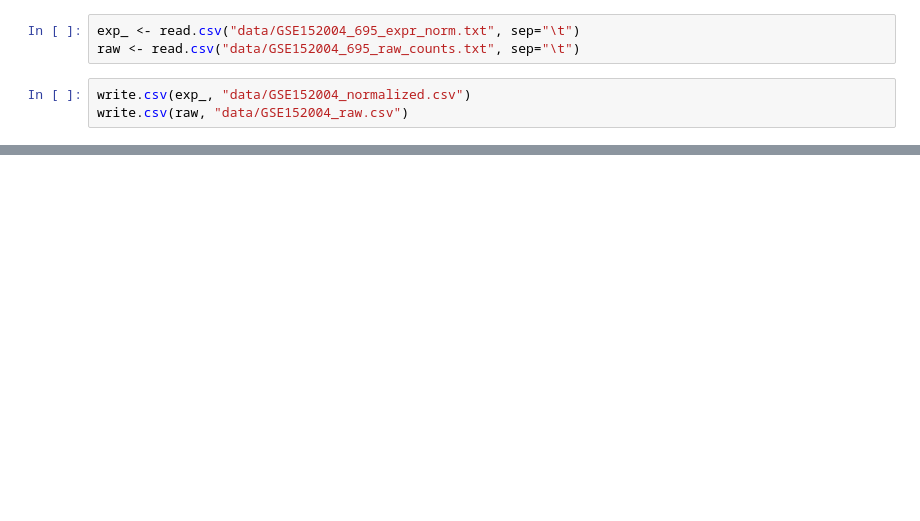
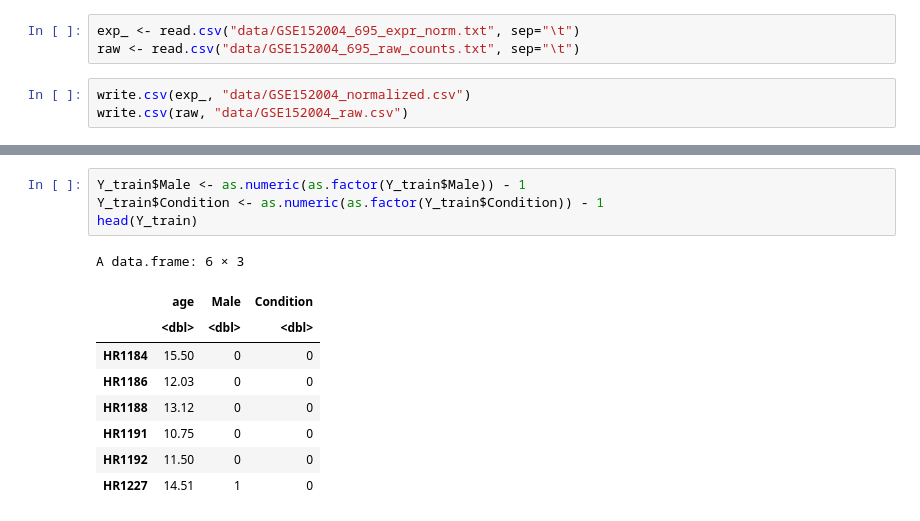
Before and after one commit to PI-Bioinfo/transcriptomics_classifier, a Jupyter notebook: notebook.ipynb, the cells around one changed output, grey strips where cells are left out. Saved outputs shown, nothing was run; the diff lists cells and outputs as text; blank space fills up the shorter version.

Commit message:
Revamped the count data structure

```diff
--- a/notebook.ipynb
+++ b/notebook.ipynb
@@ -126,0 +200,14 @@ ERROR: Error in cts_normalized[, sample_test]: incorrect number of dimensions
+# %%
+Y_train$Male <- as.numeric(as.factor(Y_train$Male)) - 1
+Y_train$Condition <- as.numeric(as.factor(Y_train$Condition)) - 1
+head(Y_train)
+# %% [output]
+A data.frame: 6 × 3
+|  | age | Male | Condition |
+|  | <dbl> | <dbl> | <dbl> |
+| HR1184 | 15.50 | 0 | 0 |
+| HR1186 | 12.03 | 0 | 0 |
+| HR1188 | 13.12 | 0 | 0 |
+| HR1191 | 10.75 | 0 | 0 |
+| HR1192 | 11.50 | 0 | 0 |
+| HR1227 | 14.51 | 1 | 0 |
```
Also changed, not shown: parts of 31 cells of this notebook, 21 other files.
